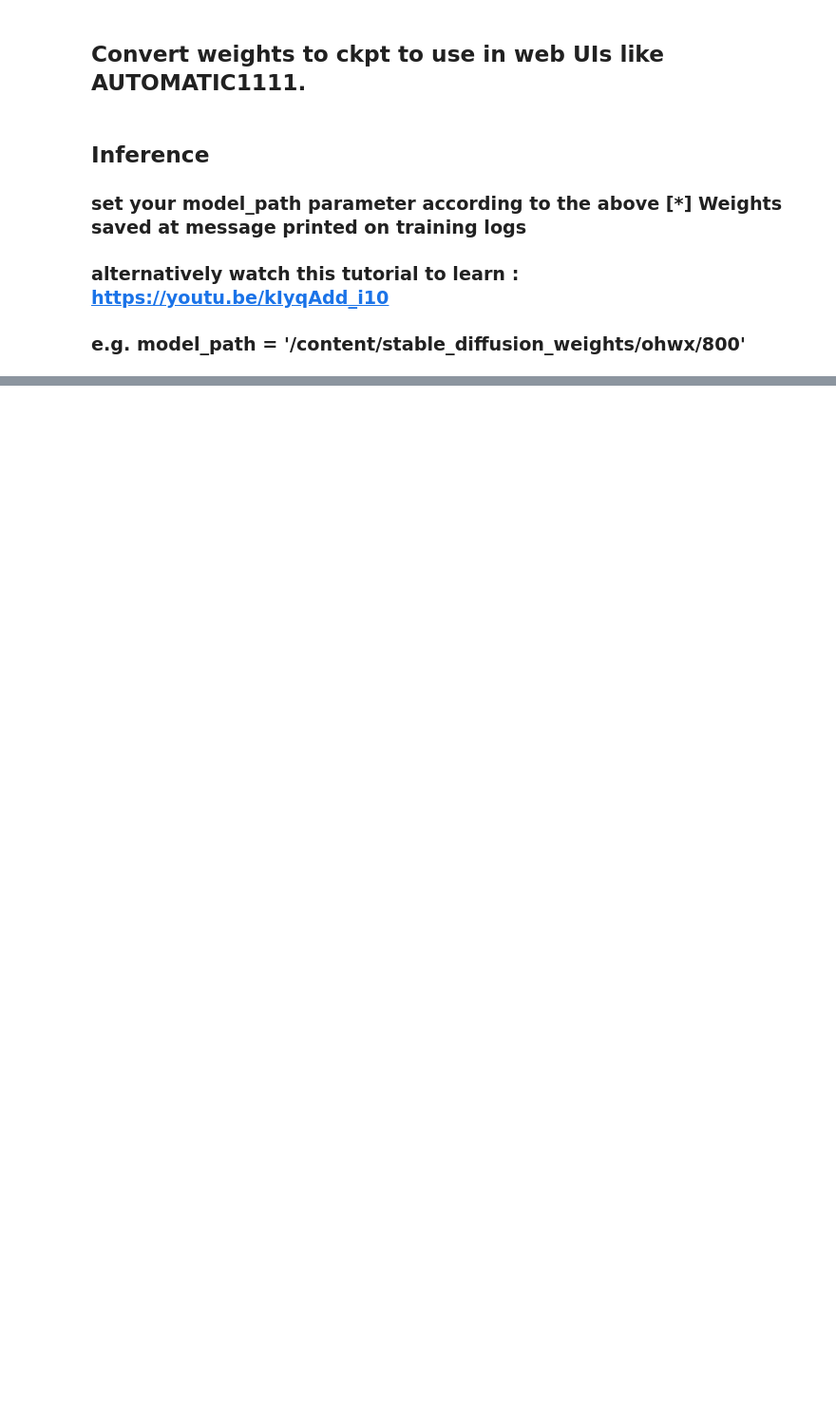
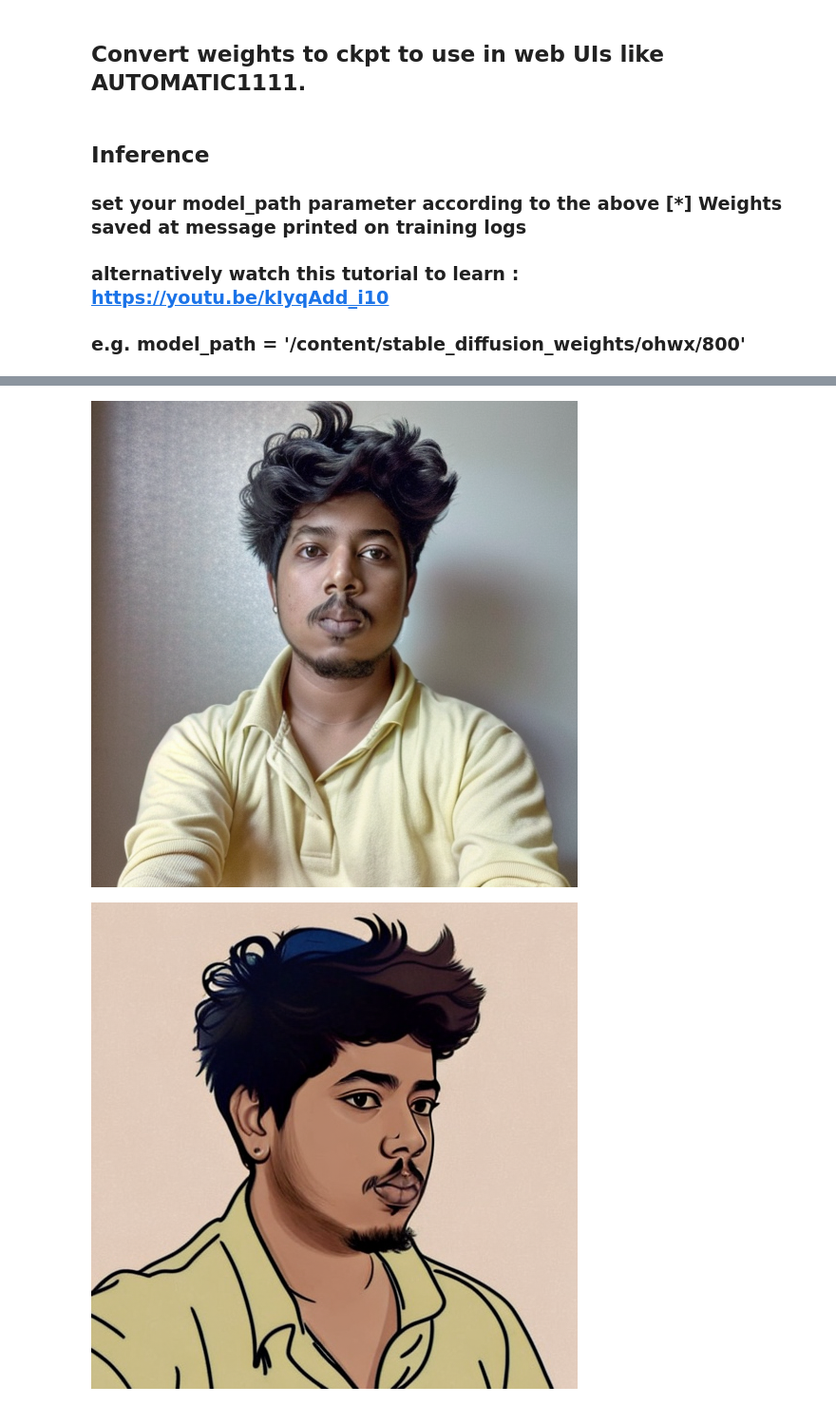
Before and after one commit to NVS-MIT-SHRIKANTSHINDE/Accident-Detection-CNN, a Jupyter notebook: DreamBooth/ShivamShriraoDreamBooth.ipynb, the cells around one changed output, grey strips where cells are left out. Shown at 95% size. Drawn from its saved outputs; the diff is of its cells as text; code cells hidden in the pictures; blank space fills up the shorter version.

```diff
--- a/DreamBooth/ShivamShriraoDreamBooth.ipynb
+++ b/DreamBooth/ShivamShriraoDreamBooth.ipynb
@@ -41,7 +59,7 @@ MODEL_NAME = "stable-diffusion-v1-5/stable-diffusion-v1-5" #@param {type:"string
 
 #@markdown Enter the directory name to save model at.
 
-OUTPUT_DIR = "stable_diffusion_weights/ohwx" #@param {type:"string"}
+OUTPUT_DIR = "stable_diffusion_weights/shrikant5" #@param {type:"string"}
 if save_to_gdrive:
     OUTPUT_DIR = "/content/drive/MyDrive/" + OUTPUT_DIR
 else:
@@ -78,10 +98,10 @@ remove `--train_text_encoder` flag to reduce memory usage further, degrades outp
 
 concepts_list = [
     {
-        "instance_prompt":      "ohwx man",
+        "instance_prompt":      "shrikant5",
         "class_prompt":         "photo of man",
-        "instance_data_dir":    "/content/data/ohwx",
-        "class_data_dir":       "/content/data/man"
+        "instance_data_dir":    "/content/data/ohwxshrikant5",
+        "class_data_dir":       "/content/data/shrikant5"
     },
 #     {
 #         "instance_prompt":      "photo of ukj person",
@@ -211,7 +274,7 @@ from torch import autocast
 from diffusers import StableDiffusionPipeline, DDIMScheduler
 from IPython.display import display
 
-model_path = '/content/stable_diffusion_weights/ohwx/800'             # If you want to use previously trained model saved in gdrive, replace this with the full path of model in gdrive
+model_path = '/content/stable_diffusion_weights/shrikant5/1500'             # If you want to use previously trained model saved in gdrive, replace this with the full path of model in gdrive
 
 pipe = StableDiffusionPipeline.from_pretrained(model_path, safety_checker=None, torch_dtype=torch.float16).to("cuda")
 pipe.scheduler = DDIMScheduler.from_config(pipe.scheduler.config)
@@ -225,25 +292,28 @@ g_cuda.manual_seed(seed)
 # %%
 #@title Run for generating images.
 
-prompt = "photo of ohwx man in tomer hanuka style" #@param {type:"string"}
+prompt = "photo of shrikant5 man in tomer hanuka style" #@param {type:"string"}
 negative_prompt = "" #@param {type:"string"}
 num_samples = 4 #@param {type:"number"}
 guidance_scale = 7.5 #@param {type:"number"}
-num_inference_steps = 24 #@param {type:"number"}
+num_inference_steps = 50 #@param {type:"number"}
 height = 512 #@param {type:"number"}
 width = 512 #@param {type:"number"}
 
 with autocast("cuda"), torch.inference_mode():
     images = pipe(
         prompt,
         height=height,
         width=width,
         negative_prompt=negative_prompt,
         num_images_per_prompt=num_samples,
         num_inference_steps=num_inference_steps,
         guidance_scale=guidance_scale,
         generator=g_cuda
     ).images
 
 for img in images:
     display(img)
+# %% [output]
+[figure, added]
+[figure, added]
```
Also changed, not shown: parts of 9 cells of this notebook.
